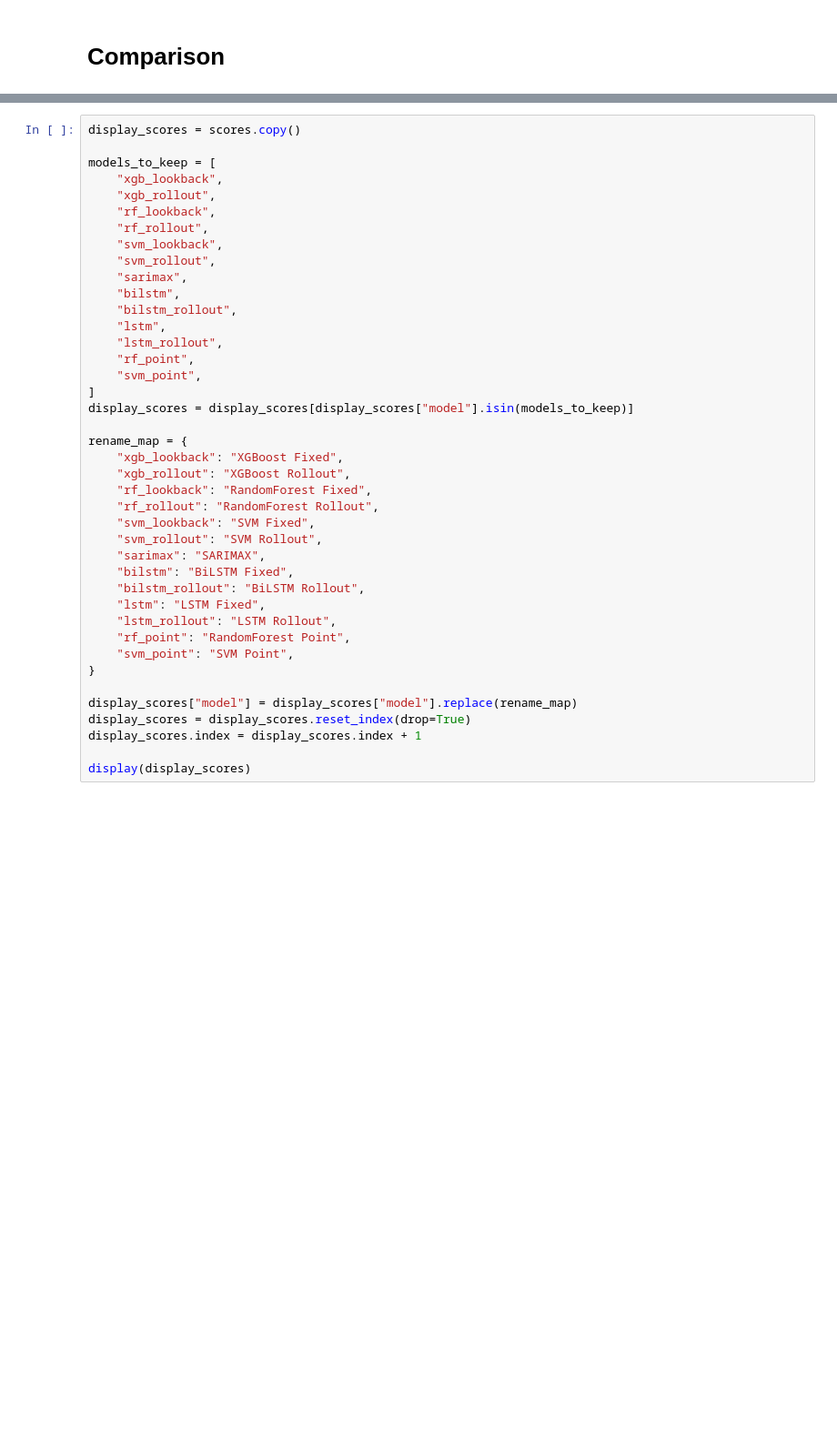
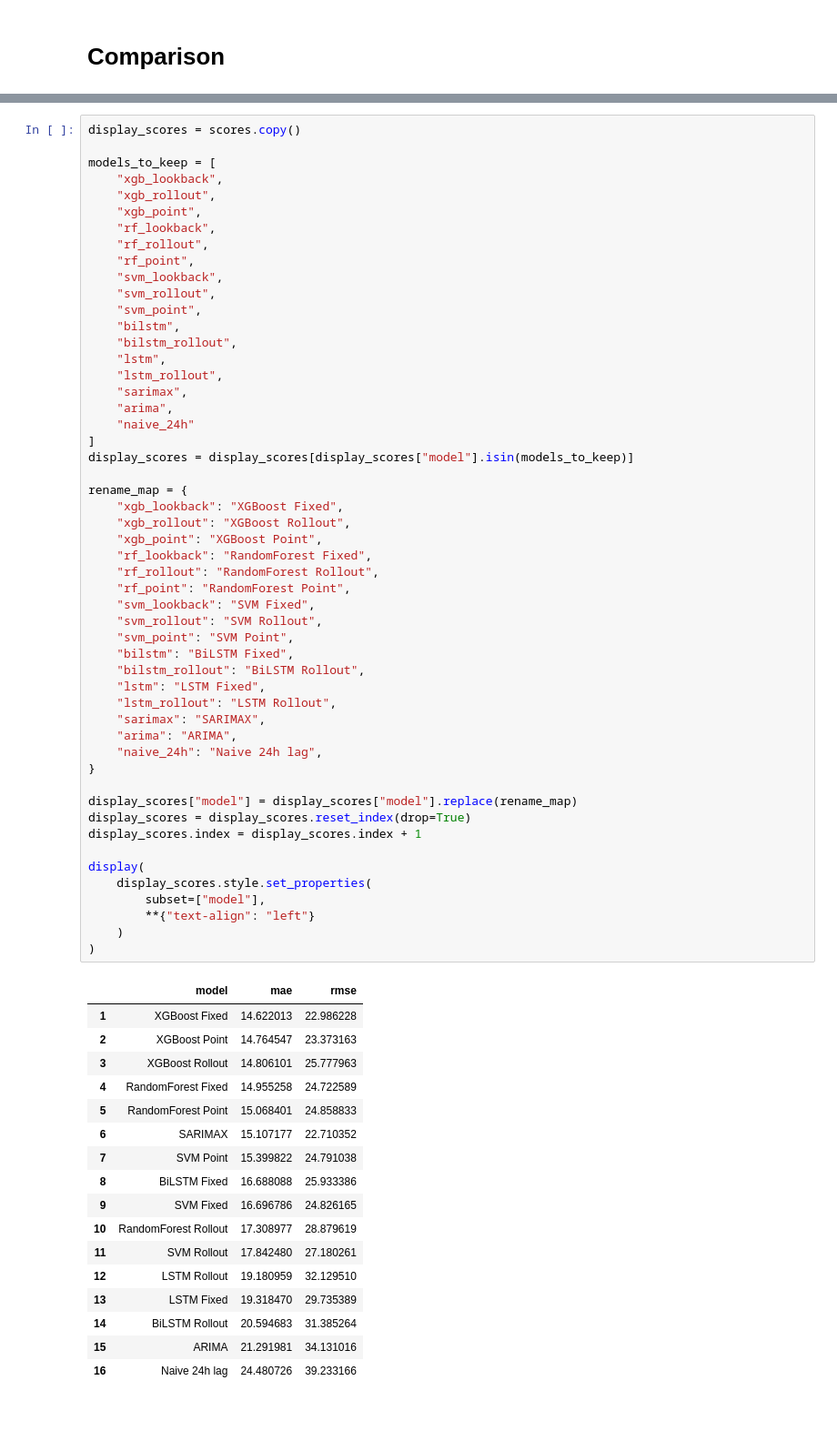
Before and after one commit to ds24m048/masters-thesis, a Jupyter notebook: modelling.ipynb, the cells around one changed output, grey strips where cells are left out. Shown at 91% size. Cells and saved outputs as stored; diff of their text form; blank space fills up the shorter version.

```diff
--- a/modelling.ipynb
+++ b/modelling.ipynb
@@ -2605,41 +2607,70 @@ display_scores = scores.copy()
 models_to_keep = [
     "xgb_lookback",
     "xgb_rollout",
+    "xgb_point",
     "rf_lookback",
     "rf_rollout",
+    "rf_point",
     "svm_lookback",
     "svm_rollout",
-    "sarimax",
+    "svm_point",
     "bilstm",
     "bilstm_rollout",
     "lstm",
     "lstm_rollout",
-    "rf_point",
-    "svm_point",
+    "sarimax",
+    "arima",
+    "naive_24h"
 ]
 display_scores = display_scores[display_scores["model"].isin(models_to_keep)]
 
 rename_map = {
     "xgb_lookback": "XGBoost Fixed",
     "xgb_rollout": "XGBoost Rollout",
+    "xgb_point": "XGBoost Point",
     "rf_lookback": "RandomForest Fixed",
     "rf_rollout": "RandomForest Rollout",
+    "rf_point": "RandomForest Point",
     "svm_lookback": "SVM Fixed",
     "svm_rollout": "SVM Rollout",
-    "sarimax": "SARIMAX",
+    "svm_point": "SVM Point",
     "bilstm": "BiLSTM Fixed",
     "bilstm_rollout": "BiLSTM Rollout",
     "lstm": "LSTM Fixed",
     "lstm_rollout": "LSTM Rollout",
-    "rf_point": "RandomForest Point",
-    "svm_point": "SVM Point",
+    "sarimax": "SARIMAX",
+    "arima": "ARIMA",
+    "naive_24h": "Naive 24h lag",
 }
 
 display_scores["model"] = display_scores["model"].replace(rename_map)
 display_scores = display_scores.reset_index(drop=True)
 display_scores.index = display_scores.index + 1
 
-display(display_scores)
+display(
+    display_scores.style.set_properties(
+        subset=["model"],
+        **{"text-align": "left"}
+    )
+)
+# %% [output]
+|  | model | mae | rmse |
+| 1 | XGBoost Fixed | 14.622013 | 22.986228 |
+| 2 | XGBoost Point | 14.764547 | 23.373163 |
+| 3 | XGBoost Rollout | 14.806101 | 25.777963 |
+| 4 | RandomForest Fixed | 14.955258 | 24.722589 |
+| 5 | RandomForest Point | 15.068401 | 24.858833 |
+| 6 | SARIMAX | 15.107177 | 22.710352 |
+| 7 | SVM Point | 15.399822 | 24.791038 |
+| 8 | BiLSTM Fixed | 16.688088 | 25.933386 |
+| 9 | SVM Fixed | 16.696786 | 24.826165 |
+| 10 | RandomForest Rollout | 17.308977 | 28.879619 |
+| 11 | SVM Rollout | 17.842480 | 27.180261 |
+| 12 | LSTM Rollout | 19.180959 | 32.129510 |
+| 13 | LSTM Fixed | 19.318470 | 29.735389 |
+| 14 | BiLSTM Rollout | 20.594683 | 31.385264 |
+| 15 | ARIMA | 21.291981 | 34.131016 |
+| 16 | Naive 24h lag | 24.480726 | 39.233166 |
 # %% [markdown]
 #
 # %% [markdown]
```
Also changed, not shown: parts of 2 cells of this notebook.
